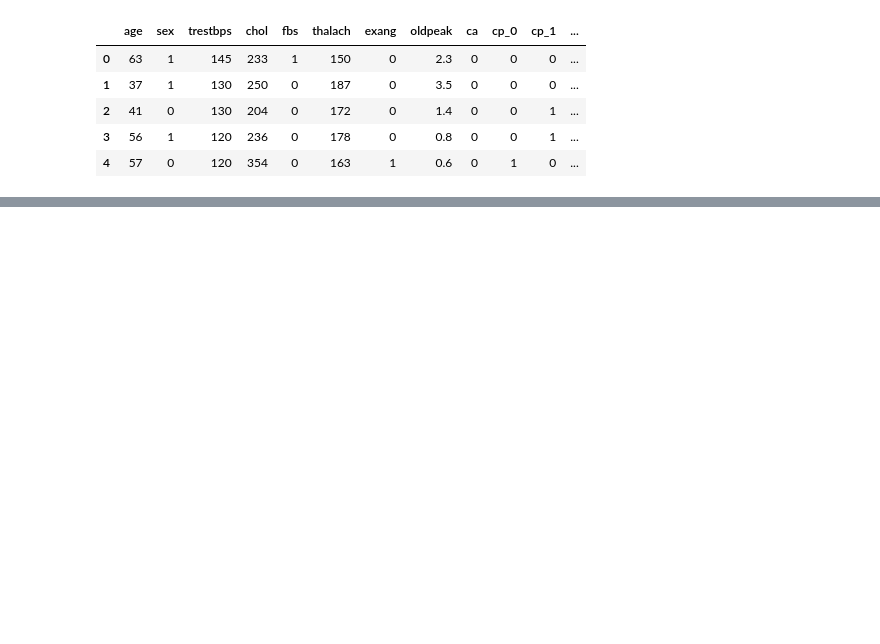
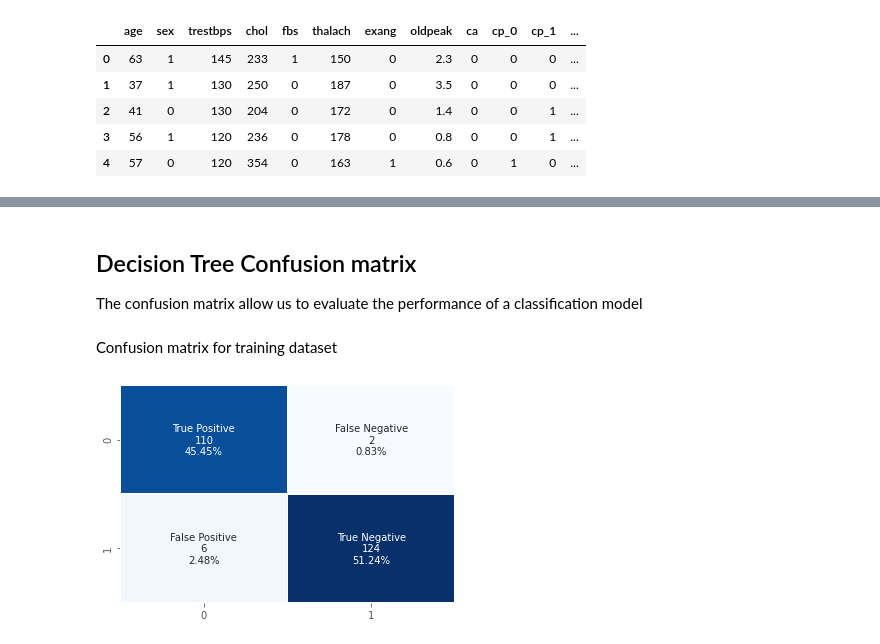
Before and after one commit to ijuanfe/uv-ai_project2, a Jupyter notebook: kaggle-classification-project2.ipynb, the cells around one changed output, grey strips where cells are left out. Drawn from its saved outputs; the diff is of its cells as text; code cells hidden in the pictures; blank space fills up the shorter version.

```diff
--- a/kaggle-classification-project2.ipynb
+++ b/kaggle-classification-project2.ipynb
@@ -295,0 +329,19 @@ X_encoded.head()
+# %% [markdown]
+## Decision Tree Confusion matrix
+The confusion matrix allow us to evaluate the performance of a classification model
+# %% [markdown]
+ Confusion matrix for training dataset
+# %%
+cm_train_dt = confusion_matrix(y_train_dt, y_train_pred_dt)
+# print(cm_train_dt)
+group_names = ['True Positive','False Negative', 'False Positive', 'True Negative']
+group_counts = ["{0:0.0f}".format(value) for value in
+                cm_train_dt.flatten()]
+group_percentages = ["{0:.2%}".format(value) for value in
+                     cm_train_dt.flatten()/np.sum(cm_train_dt)]
+labels = [f"{v1}\n{v2}\n{v3}" for v1, v2, v3 in
+          zip(group_names,group_counts,group_percentages)]
+labels = np.asarray(labels).reshape(2,2)
+sns.heatmap(cm_train_dt, annot=labels, fmt='', cmap='Blues', cbar=False, linewidths=.5);
+# %% [output]
+[figure, added]
```
Also changed, not shown: parts of 51 cells of this notebook.
